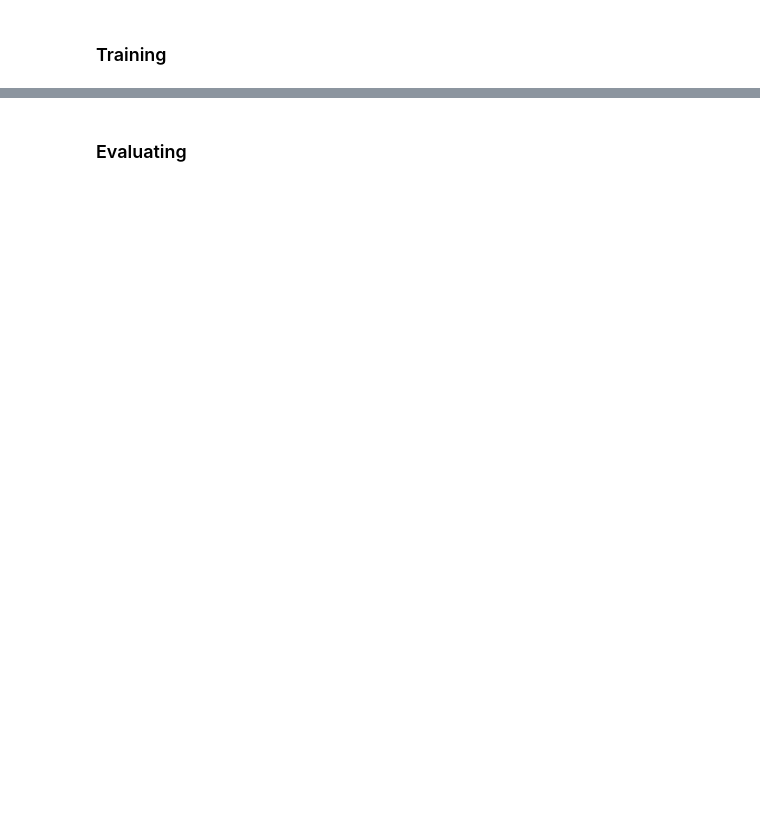
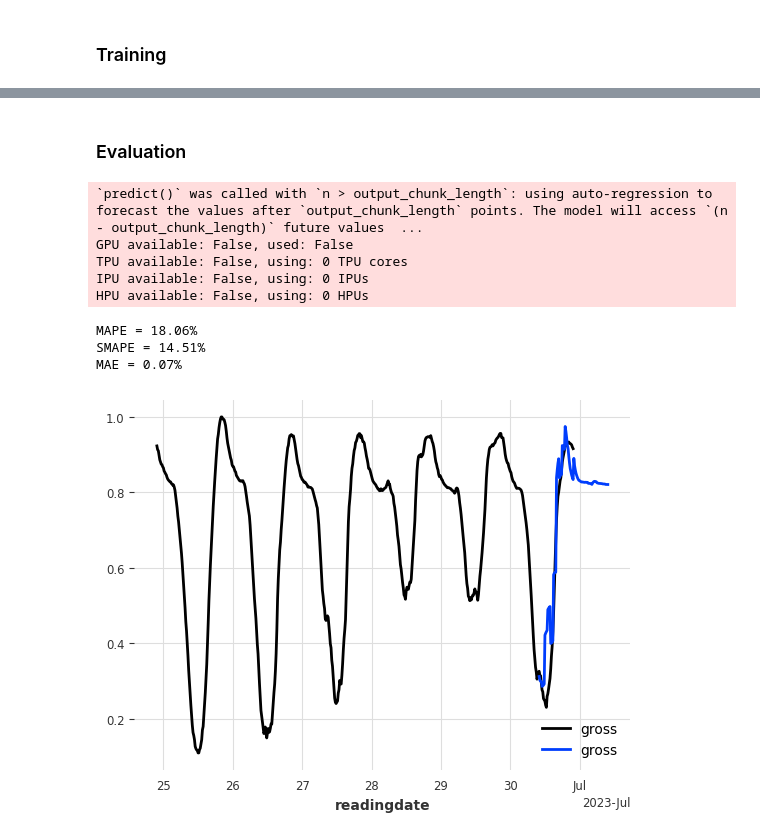
Before and after one commit to erewl/short-term-load-forecasting-with-domain-knowledge, a Jupyter notebook: notebooks/tft_example.ipynb, the cells around one changed output, grey strips where cells are left out. Saved outputs shown, nothing was run; the diff lists cells and outputs as text; code cells hidden in the pictures; blank space fills up the shorter version.

```diff
--- a/notebooks/tft_example.ipynb
+++ b/notebooks/tft_example.ipynb
@@ -787,11 +515,18 @@ DatetimeIndex(['2023-04-01 00:00:00', '2023-04-01 00:15:00',
 # %%
-dummy_covariate = pd.Series(0, index=train.time_index)  # Adjust the constant value as needed
+dummy_covariate = pd.Series(0, index=train_meter.time_index)  # Adjust the constant value as needed
 
+
+wts = weather_ts[['wind_speed_10m', 'grad_accum_ground_0m', 'pres_instant_ground_0m', 't_instant_ground_2m']]
+ats = actuals_ts[['wind_speed', 'global_radiation', 'air_pressure', 'air_temperature']]
 # fit the model with past covariates
 model.fit(
-    train,
-    past_covariates=weather_ts,
-    future_covariates=actuals_ts,
-    verbose=True
+    train_meter,
+    past_covariates=ats,
+    future_covariates=wts,
+    val_series=val_meter,
+    val_past_covariates=ats,
+    val_future_covariates=wts,
+    verbose=True,
+    # trainer=pl_trainer_kwargs
 )
 # %% [output]
@@ -800,2 +550,2 @@ ValueError: Missing covariates; could not find past covariates in index value ra
 # %% [markdown]
-### Evaluating
+### Evaluation
@@ -822,0 +552,27 @@ def eval_model(model, past_covariates=None, future_covariates=None):
+# %%
+from darts.metrics import mape, smape, mae
+
+# regr_model.predict(1)
+# eval_model(regr_model, val_weather)
+
+# plot acutals against the predicted horizon
+forecast, actual  = val_meter[:-48], val_meter[-48:]
+# train_meter.plot()
+val_meter.plot()
+
+pred = model.predict(n=96, series=forecast, past_covariates=wts)
+pred.plot()
+
+print("MAPE = {:.2f}%".format(mape(actual, pred)))
+print("SMAPE = {:.2f}%".format(smape(actual, pred)))
+print("MAE = {:.2f}%".format(mae(actual, pred)))
+# %% [output]
+`predict()` was called with `n > output_chunk_length`: using auto-regression to forecast the values after `output_chunk_length` points. The model will access `(n - output_chunk_length)` future values  ...
+GPU available: False, used: False
+TPU available: False, using: 0 TPU cores
+IPU available: False, using: 0 IPUs
+HPU available: False, using: 0 HPUs
+MAPE = 18.06%
+SMAPE = 14.51%
+MAE = 0.07%
+[figure, added]
```
Also changed, not shown: parts of 80 cells of this notebook.
